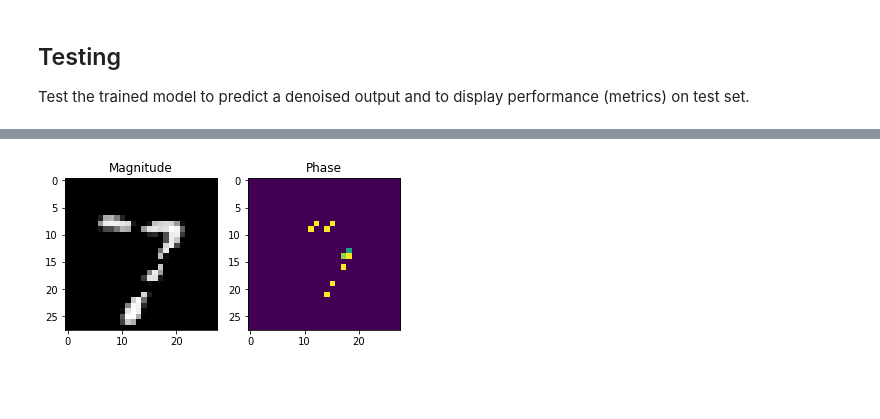
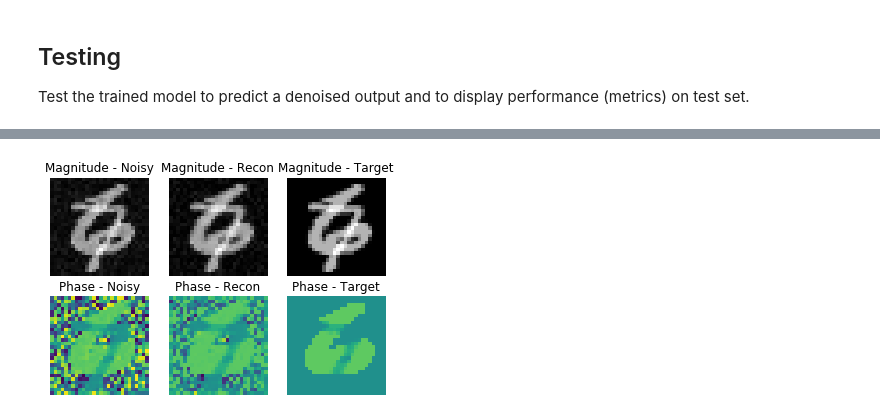
Before and after one commit to midas-tum/merlin, a Jupyter notebook: notebooks/tutorial_denoising_complex.ipynb, the cells around one changed output, grey strips where cells are left out. Cells and saved outputs as stored; diff of their text form; code cells hidden in the pictures; blank space fills up the shorter version.

Commit message:
update notebooks and their output.

```diff
--- a/notebooks/tutorial_denoising_complex.ipynb
+++ b/notebooks/tutorial_denoising_complex.ipynb
@@ -109,14 +107,14 @@ _________________________________________________________________
 input = tf.keras.Input(shape=(28, 28, 1), dtype='complex64')  # define input layer and its shape, complex-valued tensors
 activation = 'cReLU'  # select activation function: complex-valued ReLU
 # convolutional layer 1: Complex-valued convolution
-conv_out1 = merlintf.keras.layers.ComplexConv2D(filters=4,                # output channels, N_fout
+conv_out1 = merlintf.keras.layers.ComplexConv2D(filters=8,                # output channels, N_fout
                                 kernel_size=(3,3),              # kernel size along x and y
                                 strides=(1,1),                  # stride performed along x and y
                                 padding='SAME',                 # padding of input to adjust output size
                                 use_bias=True,                  # learn bias values for conv layer
                                 activation=activation)(input)   # apply activation function after conv operation
 # convolutional layer 2: Complex-valued convolution
-conv_out2 = merlintf.keras.layers.ComplexConv2D(filters=4,
+conv_out2 = merlintf.keras.layers.ComplexConv2D(filters=8,
                                 kernel_size=(3,3),
                                 strides=(1,1),
                                 padding='SAME',
@@ -206,14 +201,36 @@ loss_metric_test = model.evaluate(test_generator)
 # %%
+# predict with trained model
+inputs, outputs = test_generator.__getitem__(0)
+predicted_output = model.predict(inputs)
+
 # display the predicted output
 import matplotlib.pyplot as plt
 icase = 0  # display the first example
 plt.figure()
-plt.subplot(1,2,1)
+plt.subplot(2,3,1)
+plt.imshow(np.squeeze(np.abs(inputs[icase,])), cmap='gray')
+plt.title('Magnitude - Noisy')
+plt.axis('off')
+plt.subplot(2,3,2)
 plt.imshow(np.squeeze(np.abs(predicted_output[icase,])), cmap='gray')
-plt.title('Magnitude')
-plt.subplot(1,2,2)
-plt.imshow(np.squeeze(np.angle(predicted_output[icase,])))
-plt.title('Phase')
+plt.title('Magnitude - Recon')
+plt.axis('off')
+plt.subplot(2,3,3)
+plt.imshow(np.squeeze(np.abs(outputs[icase,])), cmap='gray')
+plt.title('Magnitude - Target')
+plt.axis('off')
+plt.subplot(2,3,4)
+plt.imshow(np.squeeze(np.angle(inputs[icase,])), vmin=-np.pi, vmax=np.pi)
+plt.title('Phase - Noisy')
+plt.axis('off')
+plt.subplot(2,3,5)
+plt.imshow(np.squeeze(np.angle(predicted_output[icase,])), vmin=-np.pi, vmax=np.pi)
+plt.title('Phase - Recon')
+plt.axis('off')
+plt.subplot(2,3,6)
+plt.imshow(np.squeeze(np.angle(outputs[icase,])), vmin=-np.pi, vmax=np.pi)
+plt.title('Phase - Target')
+plt.axis('off')
 plt.show()
 # %% [output]
-[figure, old version]
+[figure, new version]
```
Also changed, not shown: parts of 5 cells of this notebook, 4 other files.
